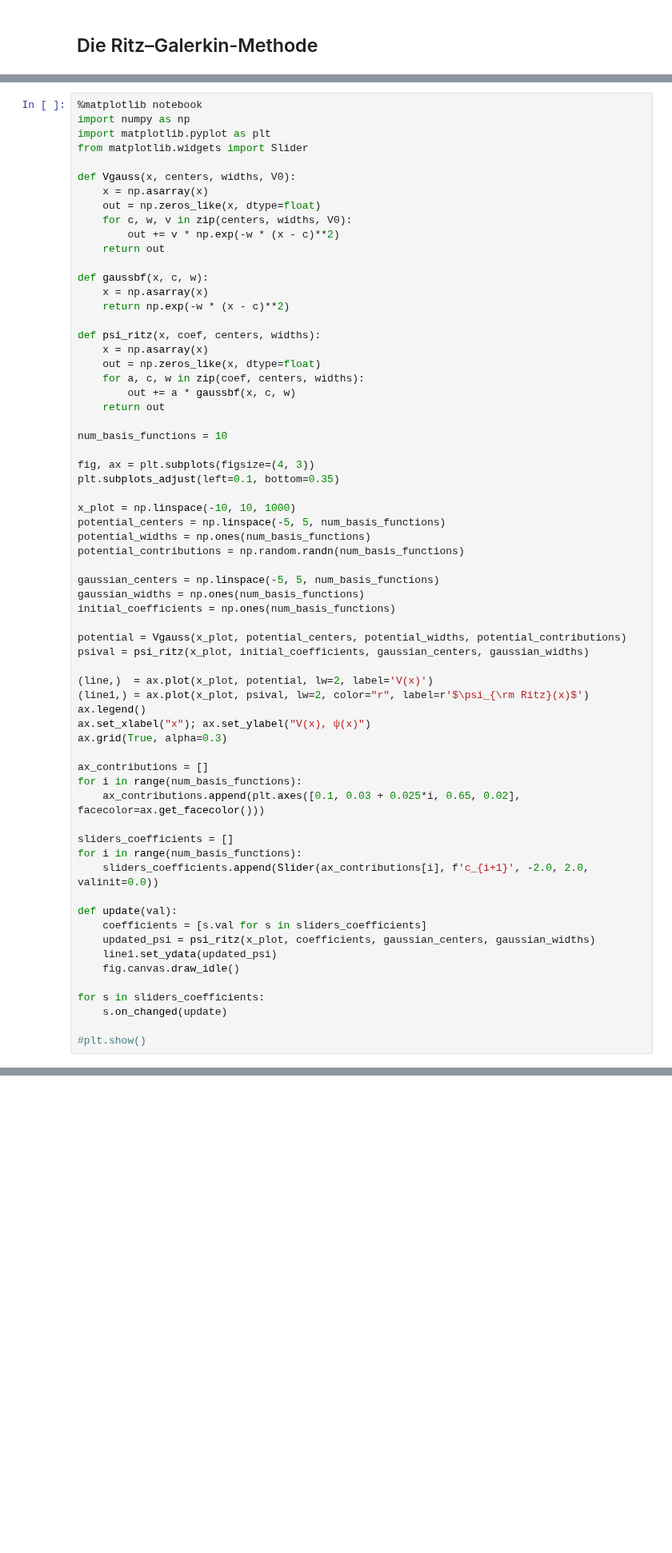
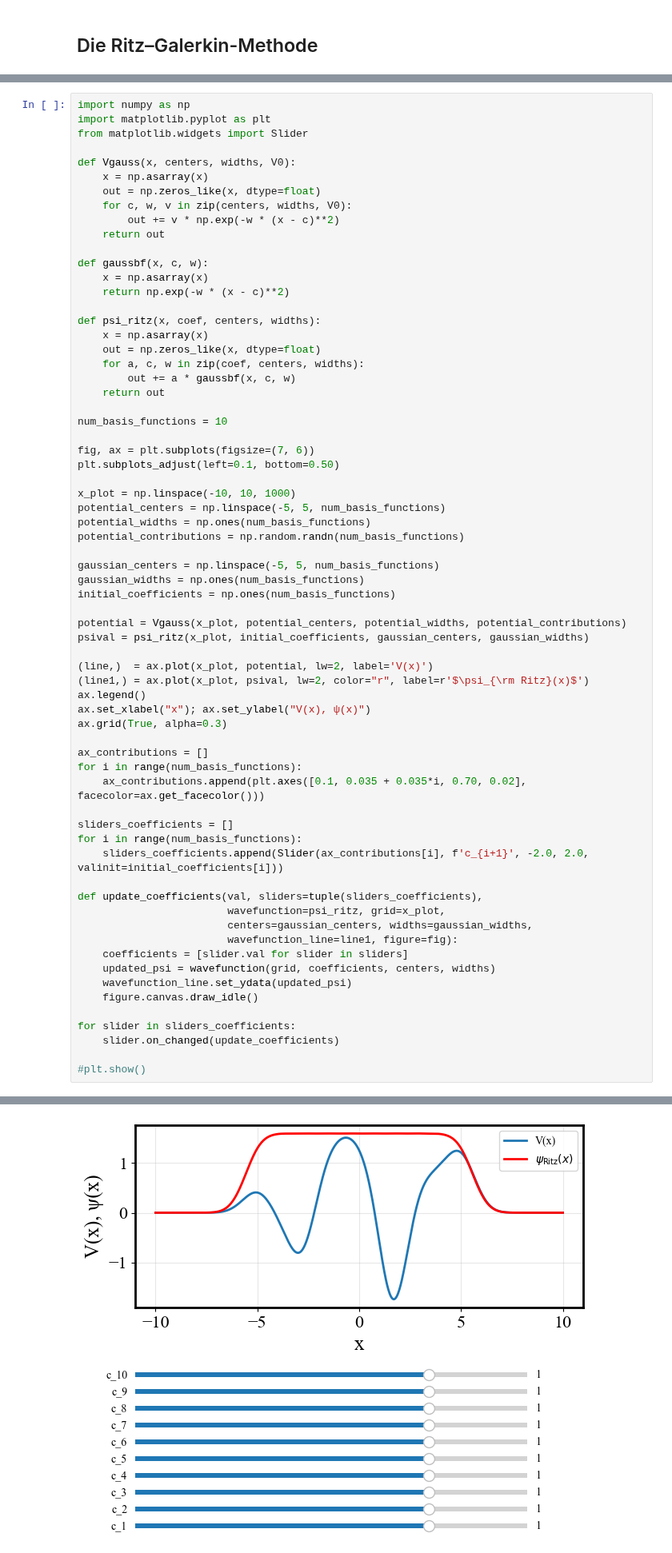
Before and after one commit to rolandmitric/quantum_chemistry_2025, a Jupyter notebook: variational_principle.ipynb, the cells around one changed output, grey strips where cells are left out. Shown at 80% size. Drawn from its saved outputs; the diff is of its cells as text; blank space fills up the shorter version.

```diff
--- a/variational_principle.ipynb
+++ b/variational_principle.ipynb
@@ -445,7 +438,6 @@ Wie lässt sich nun ein **Variationsansatz** konstruieren, der flexibel genug is
 Eine Möglichkeit, einen solchen Ansatz zu definieren, besteht darin, den relevanten Raum mit **Basisfunktionen fester Form** zu überdecken und den Beitrag jeder Basisfunktion durch einen **linearen Koeffizienten** zu gewichten.
 Diese Koeffizienten dienen gewissermaßen als **Stellschrauben**, die dem Ansatz die nötigeFlexibilität verleihen, um das Verhalten des Systems möglichst genau zu beschreiben.
 # %%
-%matplotlib notebook
 import numpy as np
 import matplotlib.pyplot as plt
 from matplotlib.widgets import Slider
@@ -470,8 +462,8 @@ def psi_ritz(x, coef, centers, widths):
 
 num_basis_functions = 10
 
-fig, ax = plt.subplots(figsize=(4, 3))
-plt.subplots_adjust(left=0.1, bottom=0.35)
+fig, ax = plt.subplots(figsize=(7, 6))
+plt.subplots_adjust(left=0.1, bottom=0.50)
 
 x_plot = np.linspace(-10, 10, 1000)
 potential_centers = np.linspace(-5, 5, num_basis_functions)
@@ -493,20 +485,23 @@ ax.grid(True, alpha=0.3)
 
 ax_contributions = []
 for i in range(num_basis_functions):
-    ax_contributions.append(plt.axes([0.1, 0.03 + 0.025*i, 0.65, 0.02], facecolor=ax.get_facecolor()))
+    ax_contributions.append(plt.axes([0.1, 0.035 + 0.035*i, 0.70, 0.02], facecolor=ax.get_facecolor()))
 
 sliders_coefficients = []
 for i in range(num_basis_functions):
-    sliders_coefficients.append(Slider(ax_contributions[i], f'c_{i+1}', -2.0, 2.0, valinit=0.0))
+    sliders_coefficients.append(Slider(ax_contributions[i], f'c_{i+1}', -2.0, 2.0, valinit=initial_coefficients[i]))
 
-def update(val):
-    coefficients = [s.val for s in sliders_coefficients]
-    updated_psi = psi_ritz(x_plot, coefficients, gaussian_centers, gaussian_widths)
-    line1.set_ydata(updated_psi)
-    fig.canvas.draw_idle()
+def update_coefficients(val, sliders=tuple(sliders_coefficients),
+                        wavefunction=psi_ritz, grid=x_plot,
+                        centers=gaussian_centers, widths=gaussian_widths,
+                        wavefunction_line=line1, figure=fig):
+    coefficients = [slider.val for slider in sliders]
+    updated_psi = wavefunction(grid, coefficients, centers, widths)
+    wavefunction_line.set_ydata(updated_psi)
+    figure.canvas.draw_idle()
 
-for s in sliders_coefficients:
-    s.on_changed(update)
+for slider in sliders_coefficients:
+    slider.on_changed(update_coefficients)
 
 #plt.show()
 # %% [output]
@@ -515,3 +508,4 @@ for s in sliders_coefficients:
+[figure, added]
 # %% [markdown]
 In der **Ritz–Galerkin-Methode** wird die Testwellenfunktion als **lineare Kombination fester, linear unabhängiger Basisfunktionen** dargestellt:
 
```
Also changed, not shown: parts of 8 cells of this notebook, 3 other files.
